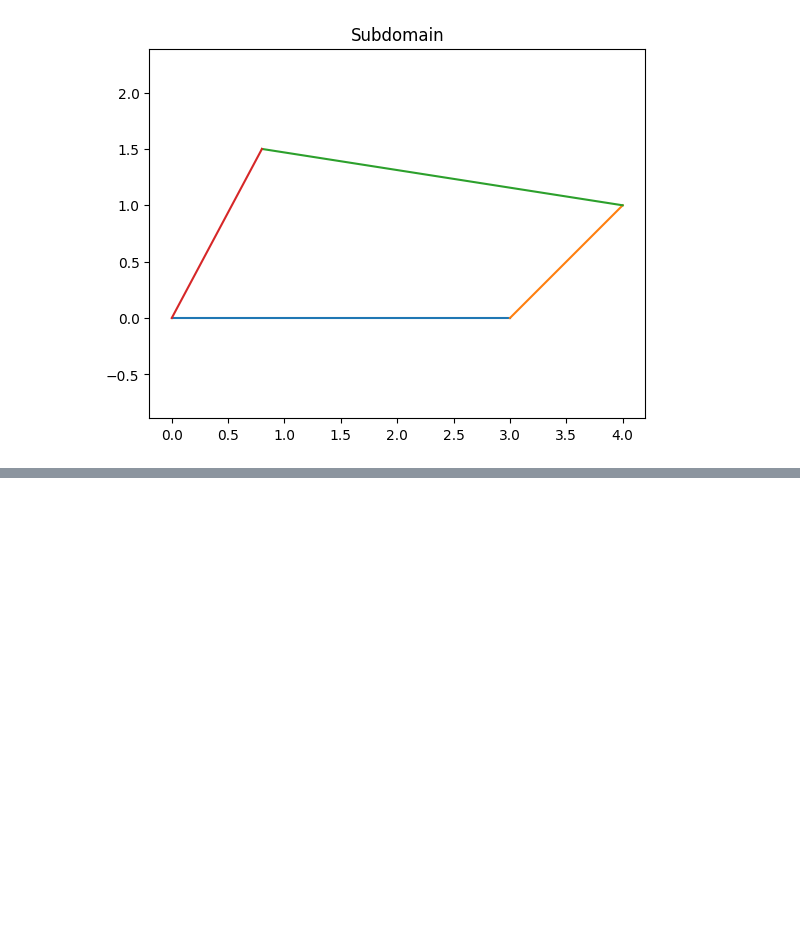
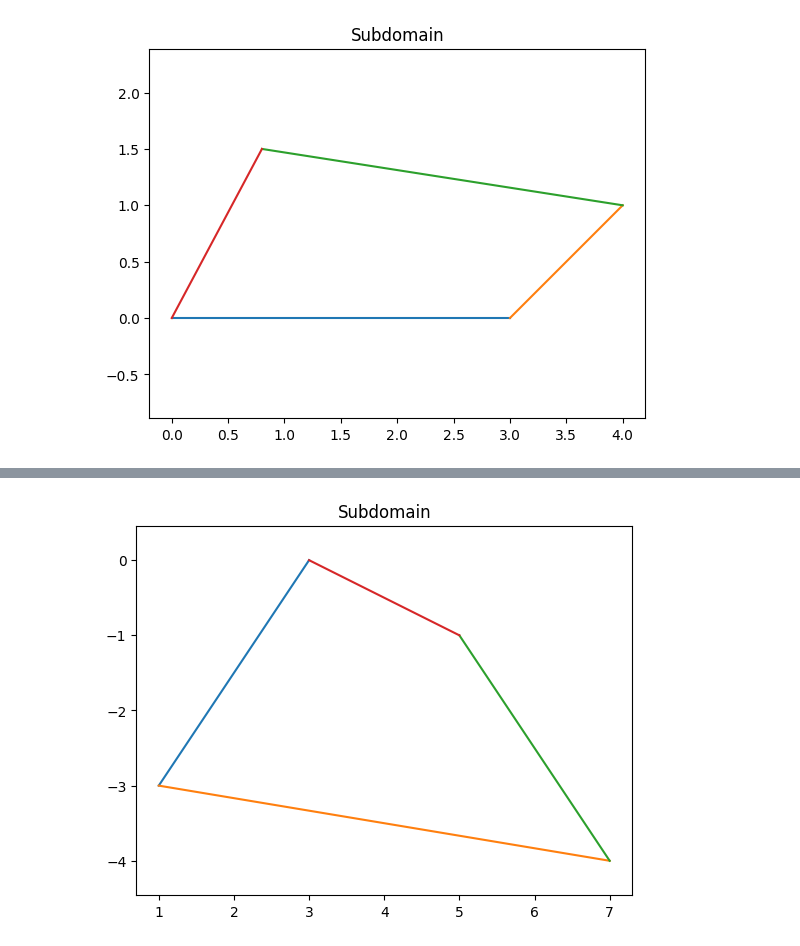
Before and after one commit to MazenAli/TT-FEMesh, a Jupyter notebook: notebooks/prototyping.ipynb, the cells around one changed output, grey strips where cells are left out. Cells and saved outputs as stored; diff of their text form; code cells hidden in the pictures; blank space fills up the shorter version.

```diff
--- a/notebooks/prototyping.ipynb
+++ b/notebooks/prototyping.ipynb
@@ -90,0 +101,10 @@ Subdomain2D(type=quadrilateral, num_curves=4)
+# %%
+p1 = (3, 0)
+p2 = (1, -3)
+p3 = (7, -4)
+p4 = (5, -1)
+
+quad3 = QuadFactory.create(p1, p2, p3, p4)
+quad3.plot()
+# %% [output]
+[figure, added]
```
Also changed, not shown: parts of 5 cells of this notebook, 5 other files.
